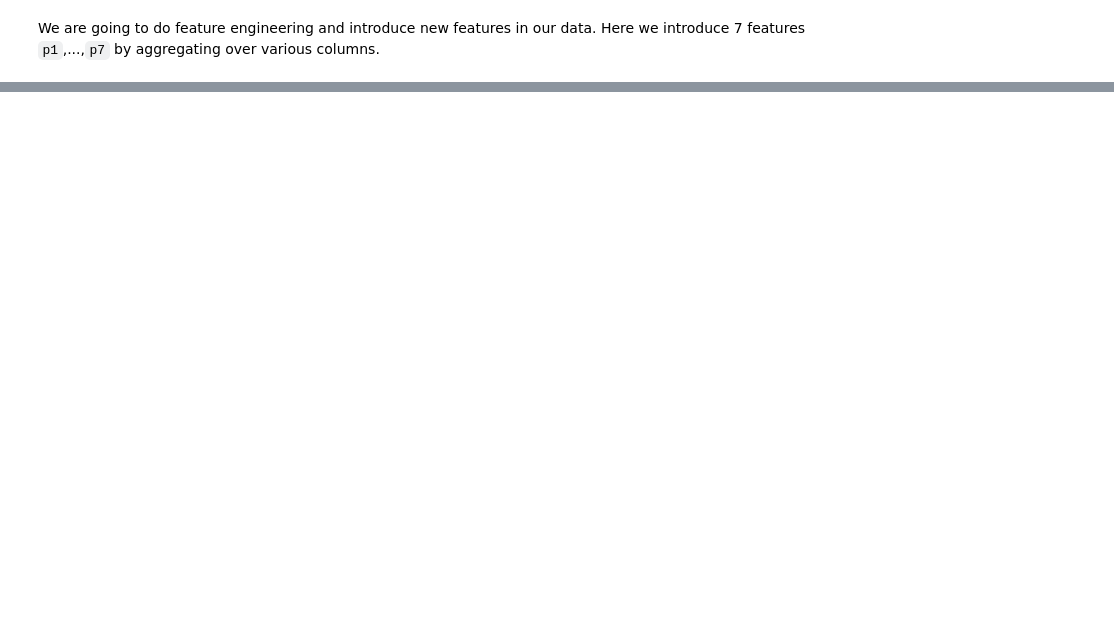
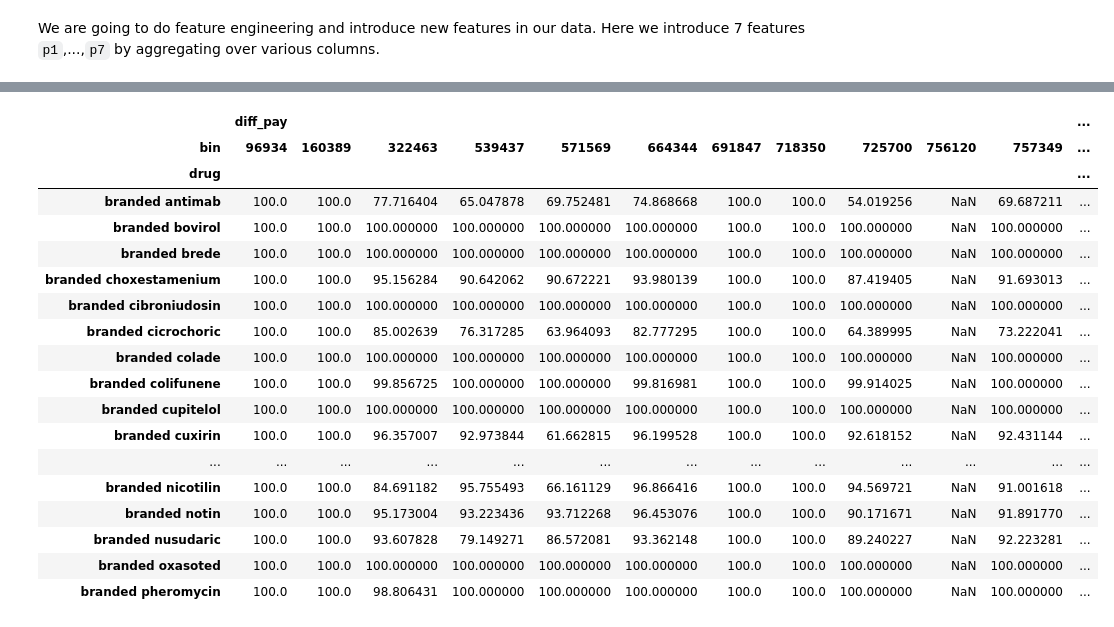
Before and after one commit to TeamPhoenix22/CMM_Challenge, a Jupyter notebook: prediction.ipynb, the cells around one changed output, grey strips where cells are left out. Cells and saved outputs as stored; diff of their text form; code cells hidden in the pictures; blank space fills up the shorter version.

```diff
--- a/prediction.ipynb
+++ b/prediction.ipynb
@@ -203,0 +453,16 @@ See the caveats in the documentation: https://pandas.pydata.org/pandas-docs/stab
+# %%
+temp = train_temp.groupby(['drug','pharmacy','group'],as_index=False).patient_pay.max()
+temp['without_deduct'] = temp['patient_pay']
+del temp['patient_pay']
+
+train_temp = pd.merge(train_temp,temp,on=['drug','pharmacy','group'], how='left')
+
+test_temp = pd.merge(test_temp,temp,on=['drug','pharmacy','group'], how='left')
+# %%
+temp = train_temp.groupby(['drug','pharmacy','group'],as_index=False).patient_pay.min()
+temp['with_deduct'] = temp['patient_pay']
+del temp['patient_pay']
+
+train_temp = pd.merge(train_temp,temp,on=['drug','pharmacy','group'], how='left')
+
+test_temp = pd.merge(test_temp,temp,on=['drug','pharmacy','group'], how='left')
@@ -203,0 +485,4 @@ See the caveats in the documentation: https://pandas.pydata.org/pandas-docs/stab
+# %%
+# how much percent of money a customer end up paying after deductable kicks in?
+# 100 means you pay the same amount as it was before deuctible and 0 means after dedeuctible kicks in you don't pay anything for the drug
+train_temp['diff_pay']=(train_temp['with_deduct']/train_temp['without_deduct'])*100
@@ -203,0 +503,31 @@ See the caveats in the documentation: https://pandas.pydata.org/pandas-docs/stab
+# %%
+temp = train_temp[['drug','bin','with_deduct','without_deduct','diff_pay']]
+temp=temp.drop_duplicates()
+
+
+tt=temp.groupby(['drug','bin',],as_index=False).diff_pay.mean()
+
+tt=tt.drop_duplicates()
+tt= tt.pivot('drug','bin')
+
+tt[:50]
+# %% [output]
+|  | diff_pay |  |  |  |  |  |  |  |  |  |  | ... |
+| bin | 96934 | 160389 | 322463 | 539437 | 571569 | 664344 | 691847 | 718350 | 725700 | 756120 | 757349 | ... |
+| drug |  |  |  |  |  |  |  |  |  |  |  | ... |
+| branded antimab | 100.0 | 100.0 | 77.716404 | 65.047878 | 69.752481 | 74.868668 | 100.0 | 100.0 | 54.019256 | NaN | 69.687211 | ... |
+| branded bovirol | 100.0 | 100.0 | 100.000000 | 100.000000 | 100.000000 | 100.000000 | 100.0 | 100.0 | 100.000000 | NaN | 100.000000 | ... |
+| branded brede | 100.0 | 100.0 | 100.000000 | 100.000000 | 100.000000 | 100.000000 | 100.0 | 100.0 | 100.000000 | NaN | 100.000000 | ... |
+| branded choxestamenium | 100.0 | 100.0 | 95.156284 | 90.642062 | 90.672221 | 93.980139 | 100.0 | 100.0 | 87.419405 | NaN | 91.693013 | ... |
+| branded cibroniudosin | 100.0 | 100.0 | 100.000000 | 100.000000 | 100.000000 | 100.000000 | 100.0 | 100.0 | 100.000000 | NaN | 100.000000 | ... |
+| branded cicrochoric | 100.0 | 100.0 | 85.002639 | 76.317285 | 63.964093 | 82.777295 | 100.0 | 100.0 | 64.389995 | NaN | 73.222041 | ... |
+| branded colade | 100.0 | 100.0 | 100.000000 | 100.000000 | 100.000000 | 100.000000 | 100.0 | 100.0 | 100.000000 | NaN | 100.000000 | ... |
+| branded colifunene | 100.0 | 100.0 | 99.856725 | 100.000000 | 100.000000 | 99.816981 | 100.0 | 100.0 | 99.914025 | NaN | 100.000000 | ... |
+| branded cupitelol | 100.0 | 100.0 | 100.000000 | 100.000000 | 100.000000 | 100.000000 | 100.0 | 100.0 | 100.000000 | NaN | 100.000000 | ... |
+| branded cuxirin | 100.0 | 100.0 | 96.357007 | 92.973844 | 61.662815 | 96.199528 | 100.0 | 100.0 | 92.618152 | NaN | 92.431144 | ... |
+| ... | ... | ... | ... | ... | ... | ... | ... | ... | ... | ... | ... | ... |
+| branded nicotilin | 100.0 | 100.0 | 84.691182 | 95.755493 | 66.161129 | 96.866416 | 100.0 | 100.0 | 94.569721 | NaN | 91.001618 | ... |
+| branded notin | 100.0 | 100.0 | 95.173004 | 93.223436 | 93.712268 | 96.453076 | 100.0 | 100.0 | 90.171671 | NaN | 91.891770 | ... |
+| branded nusudaric | 100.0 | 100.0 | 93.607828 | 79.149271 | 86.572081 | 93.362148 | 100.0 | 100.0 | 89.240227 | NaN | 92.223281 | ... |
+| branded oxasoted | 100.0 | 100.0 | 100.000000 | 100.000000 | 100.000000 | 100.000000 | 100.0 | 100.0 | 100.000000 | NaN | 100.000000 | ... |
+| branded pheromycin | 100.0 | 100.0 | 98.806431 | 100.000000 | 100.000000 | 100.000000 | 100.0 | 100.0 | 100.000000 | NaN | 100.000000 | ... |
```
Also changed, not shown: parts of 28 cells of this notebook.
